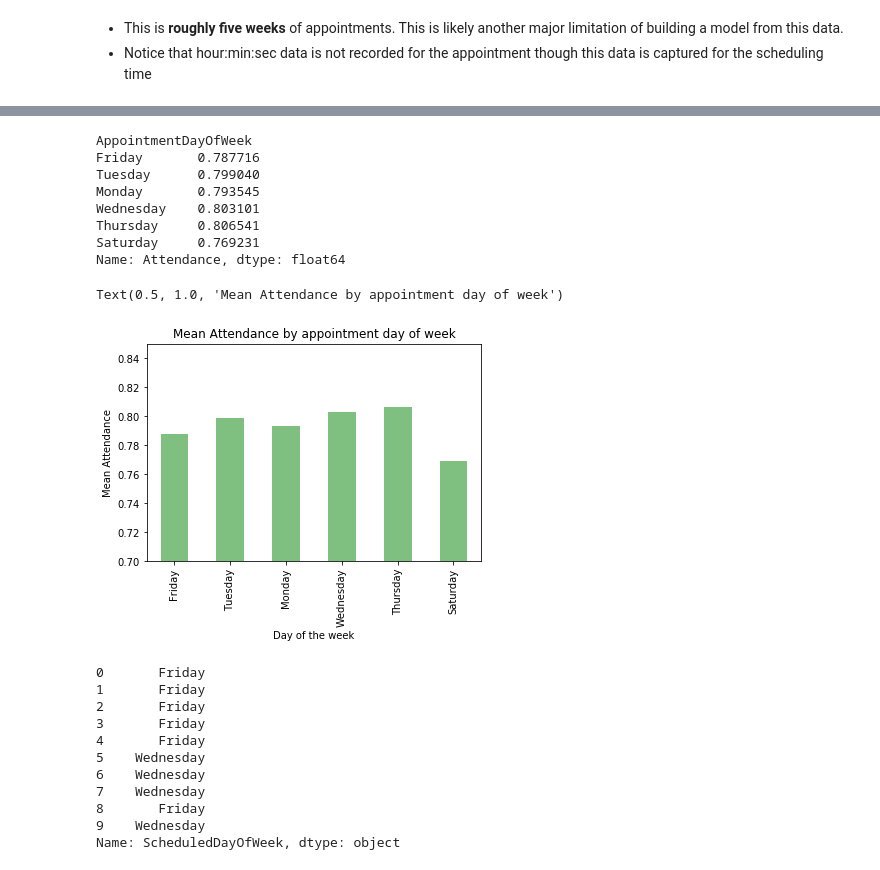
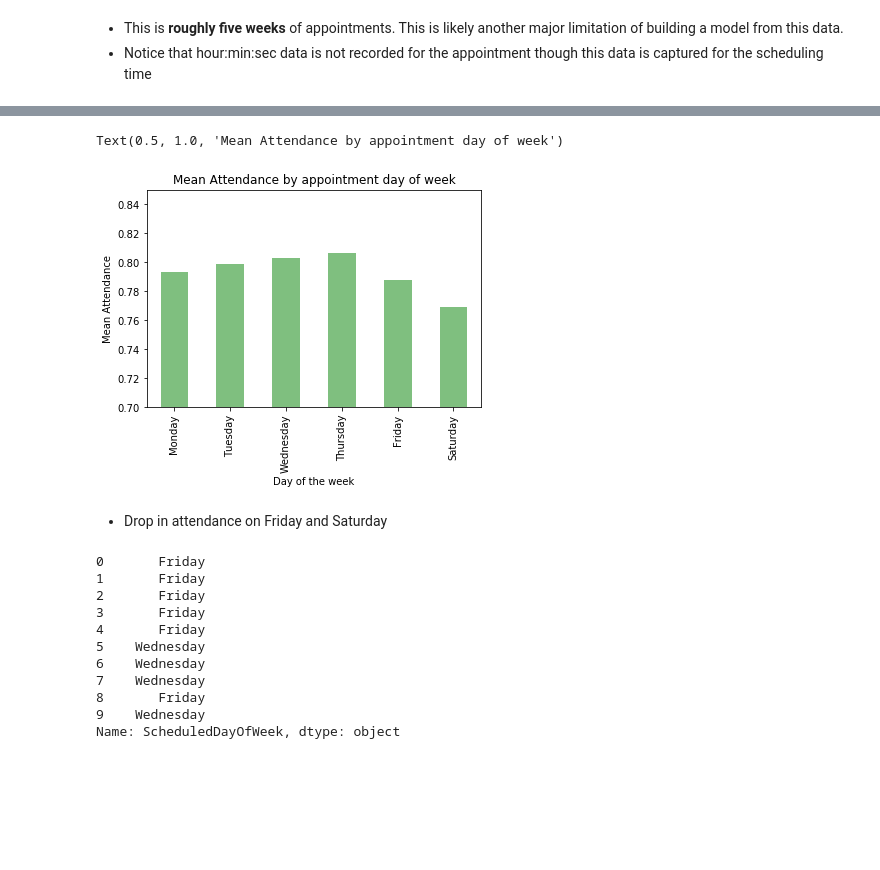
Before and after one commit to JordanPhilipMeyer/PatientNoShow, a Jupyter notebook: PredictNoShow-Copy1.ipynb, the cells around one changed output, grey strips where cells are left out. Drawn from its saved outputs; the diff is of its cells as text; code cells hidden in the pictures; blank space fills up the shorter version.

```diff
--- a/PredictNoShow-Copy1.ipynb
+++ b/PredictNoShow-Copy1.ipynb
@@ -253,24 +253,17 @@ df.AppointmentDayOfWeek.head(20)
 Name: AppointmentDayOfWeek, dtype: object
 # %%
 SMSbyAppointment = df['Attendance'].groupby(df['AppointmentDayOfWeek'],sort=False)
-print(SMSbyAppointment.mean())
 
-SMSbyAppointment.mean().plot.bar(color='green', alpha=0.5)
+SMSbyAppointment.mean().reindex(['Monday','Tuesday','Wednesday','Thursday','Friday','Saturday']).plot.bar(color='green', alpha=0.5)
 plt.ylabel('Mean Attendance')
 plt.xlabel('Day of the week')
 plt.ylim((0.7, 0.85))
 plt.title('Mean Attendance by appointment day of week')
 # %% [output]
-AppointmentDayOfWeek
-Friday       0.787716
-Tuesday      0.799040
-Monday       0.793545
-Wednesday    0.803101
-Thursday     0.806541
-Saturday     0.769231
-Name: Attendance, dtype: float64
+Text(0.5, 1.0, 'Mean Attendance by appointment day of week')
-Text(0.5, 1.0, 'Mean Attendance by appointment day of week')
-[figure, old version]
+[figure, new version]
+# %% [markdown]
+- Drop in attendance on Friday and Saturday
 # %%
 #creates dummy variables to account for AppointmentdAyOfWeek Categorical data
 dummy = pd.get_dummies(df.AppointmentDayOfWeek)
```
Also changed, not shown: parts of 41 cells of this notebook.
